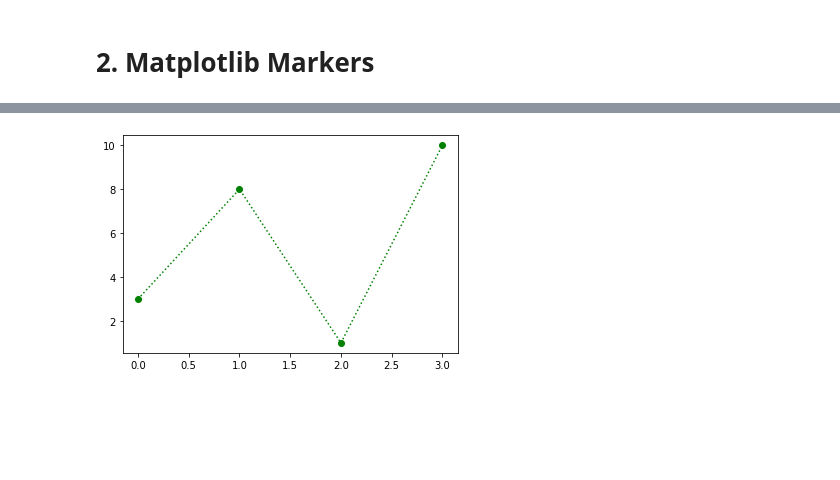
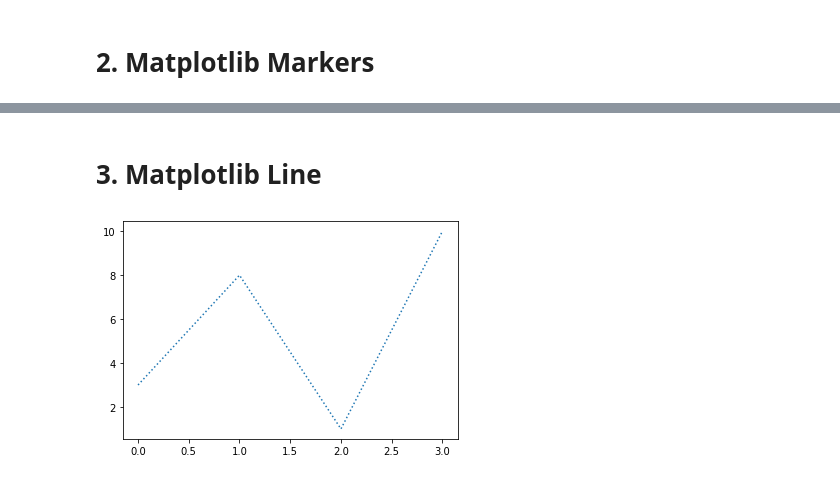
Before and after one commit to Rasel-25/Python, a Jupyter notebook: Matplotlib/matplotlib.ipynb, the cells around one changed output, grey strips where cells are left out. Cells and saved outputs as stored; diff of their text form; code cells hidden in the pictures; blank space fills up the shorter version.

```diff
--- a/Matplotlib/matplotlib.ipynb
+++ b/Matplotlib/matplotlib.ipynb
@@ -72,6 +66,13 @@ This parameter is also called fmt, and is written with this syntax:
 # %%
 ypoints = np.array([3, 8, 1, 10])
-plt.plot(ypoints, 'o:g')
-plt.show()
+plt.plot(ypoints, 'o:g',ms = 20, mec = 'r') # ms=20 set the size of the markers:
+plt.show()                                  # mec ='c' set the edge color to red:
-# %% [output]
-[figure, removed]
+# %% [markdown]
+# 3. Matplotlib Line
+# %%
+# the keyword argument linestyle, or shorter ls, to change the style of the plotted line:
+ypoints = np.array([3, 8, 1, 10])
+plt.plot(ypoints, linestyle = 'dotted')
+plt.show()
+# %% [output]
+[figure, added]
```
Also changed, not shown: parts of 15 cells of this notebook.
